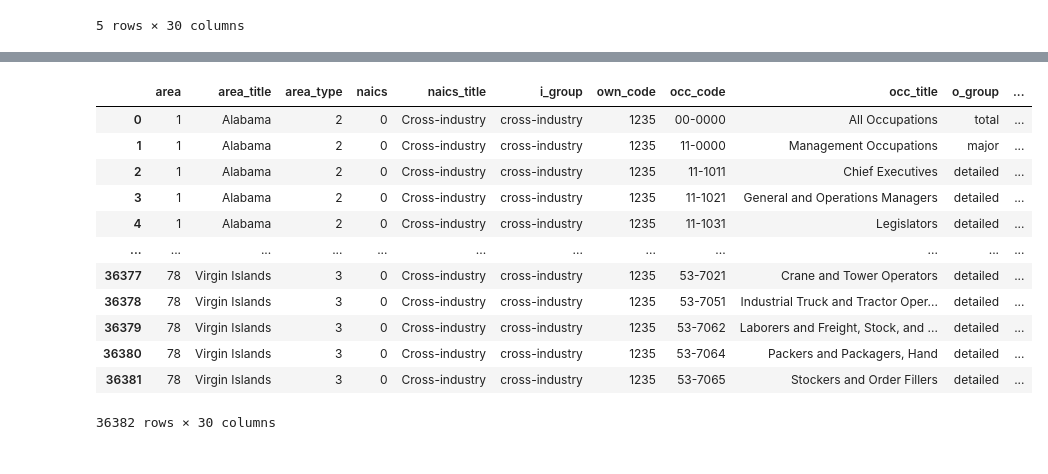
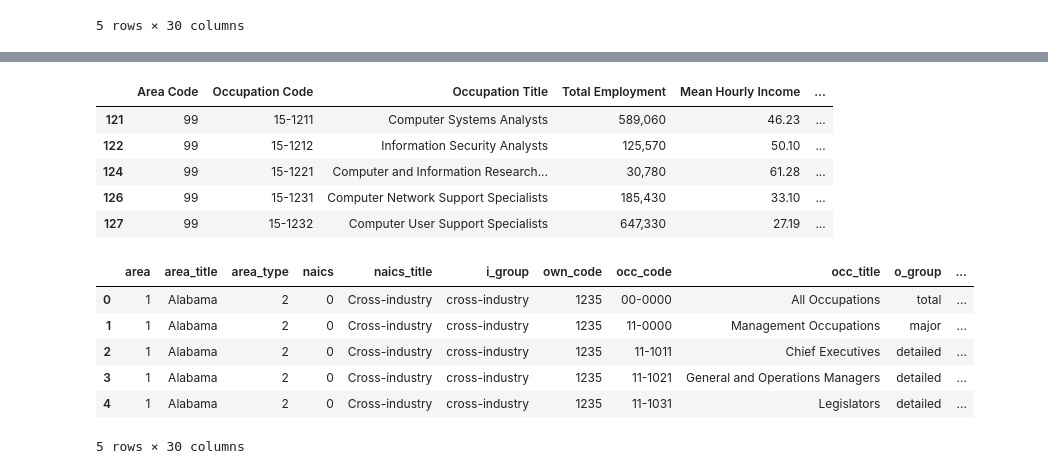
Before and after one commit to tah96/Career-Evaluation-Tool, a Jupyter notebook: geo_data_csvs/csv_cleaner.ipynb, the cells around one changed output, grey strips where cells are left out. Cells and saved outputs as stored; diff of their text form; code cells hidden in the pictures.

```diff
--- a/geo_data_csvs/csv_cleaner.ipynb
+++ b/geo_data_csvs/csv_cleaner.ipynb
@@ -266,0 +233,10 @@ national_table[national_table['occ_code'].str.contains(searchstr)]
+# %%
+national_data_clean = national_table3.rename(columns = {"area": "Area Code", "occ_code": "Occupation Code", "occ_title": "Occupation Title", "tot_emp": "Total Employment", "h_mean": "Mean Hourly Income", "h_pct10": "Hourly 10th Percentile", "h_pct25": "Hourly 25th Percentile", "h_median": "Median Hourly Income", "h_pct75": "Hourly 75th Percentile", "h_pct90": "Hourly 90th Percentile", "a_mean": "Mean Annual Income", "a_pct10": "Annual 10th Percentile", "a_pct25": "Annual 25th Percentile", "a_median": "Median Annual Income", "a_pct75": "Annual 75th Percentile", "a_pct90": "Annual 90th Percentile"})
+national_data_clean.head()
+# %% [output]
+|  | Area Code | Occupation Code | Occupation Title | Total Employment | Mean Hourly Income | ... |
+| 121 | 99 | 15-1211 | Computer Systems Analysts | 589,060 | 46.23 | ... |
+| 122 | 99 | 15-1212 | Information Security Analysts | 125,570 | 50.10 | ... |
+| 124 | 99 | 15-1221 | Computer and Information Research... | 30,780 | 61.28 | ... |
+| 126 | 99 | 15-1231 | Computer Network Support Specialists | 185,430 | 33.10 | ... |
+| 127 | 99 | 15-1232 | Computer User Support Specialists | 647,330 | 27.19 | ... |
@@ -267,21 +245,15 @@ national_table[national_table['occ_code'].str.contains(searchstr)]
 # %%
 state_geo_data = "state_2019_data.csv"
 state_table = pd.read_csv(state_geo_data)
-state_table
+state_table.head()
 # %% [output]
 |  | area | area_title | area_type | naics | naics_title | i_group | own_code | occ_code | occ_title | o_group | ... |
 | 0 | 1 | Alabama | 2 | 0 | Cross-industry | cross-industry | 1235 | 00-0000 | All Occupations | total | ... |
 | 1 | 1 | Alabama | 2 | 0 | Cross-industry | cross-industry | 1235 | 11-0000 | Management Occupations | major | ... |
 | 2 | 1 | Alabama | 2 | 0 | Cross-industry | cross-industry | 1235 | 11-1011 | Chief Executives | detailed | ... |
 | 3 | 1 | Alabama | 2 | 0 | Cross-industry | cross-industry | 1235 | 11-1021 | General and Operations Managers | detailed | ... |
 | 4 | 1 | Alabama | 2 | 0 | Cross-industry | cross-industry | 1235 | 11-1031 | Legislators | detailed | ... |
-| ... | ... | ... | ... | ... | ... | ... | ... | ... | ... | ... | ... |
-| 36377 | 78 | Virgin Islands | 3 | 0 | Cross-industry | cross-industry | 1235 | 53-7021 | Crane and Tower Operators | detailed | ... |
-| 36378 | 78 | Virgin Islands | 3 | 0 | Cross-industry | cross-industry | 1235 | 53-7051 | Industrial Truck and Tractor Oper... | detailed | ... |
-| 36379 | 78 | Virgin Islands | 3 | 0 | Cross-industry | cross-industry | 1235 | 53-7062 | Laborers and Freight, Stock, and ... | detailed | ... |
-| 36380 | 78 | Virgin Islands | 3 | 0 | Cross-industry | cross-industry | 1235 | 53-7064 | Packers and Packagers, Hand | detailed | ... |
-| 36381 | 78 | Virgin Islands | 3 | 0 | Cross-industry | cross-industry | 1235 | 53-7065 | Stockers and Order Fillers | detailed | ... |
-36382 rows × 30 columns
+5 rows × 30 columns
 # %%
 codes = ['15-', '23-', '25-', '29-',
            '31-', '41-']
```
Also changed, not shown: parts of 19 cells of this notebook, 4 other files.
